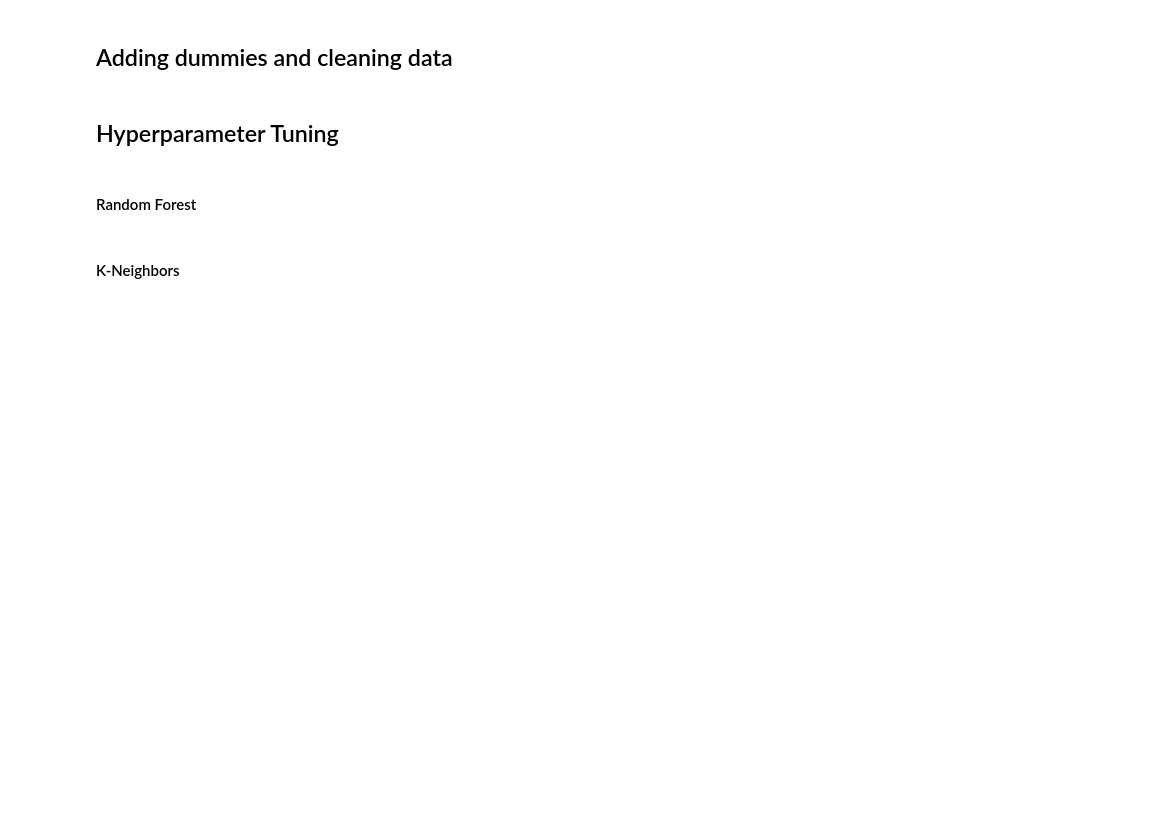
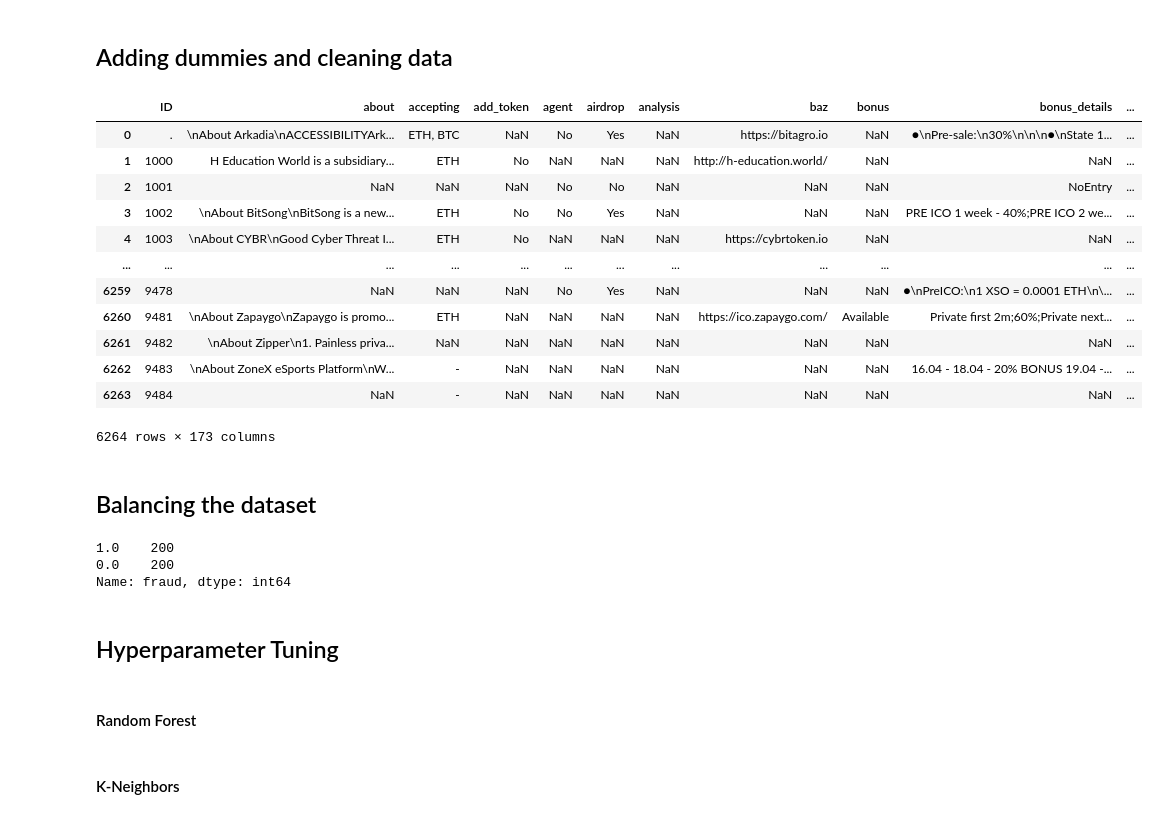
Before and after one commit to alexdue/ico_fraud_detection, a Jupyter notebook: fraud_detection.ipynb, the cells around one changed output. Drawn from its saved outputs; the diff is of its cells as text; code cells hidden in the pictures; blank space fills up the shorter version.

Commit message:
Add files via upload
added balanced dataset

```diff
--- a/fraud_detection.ipynb
+++ b/fraud_detection.ipynb
@@ -136,41 +136,41 @@ Name: restrictions, Length: 292, dtype: int64
 ## Adding dummies and cleaning data
 # %%
 ## Social Media and Forums ##
-df['github']=df['sm_gh'].str.contains("http", na=False)
-df['facebook']=df['sm_fb'].str.contains("http", na=False)
-df['twitter']=df['sm_tw'].str.contains("http", na=False)
-df['telegram']=df['sm_tg'].str.contains("http", na=False)
-df['youtube']=df['sm_yt'].str.contains("http", na=False)
-df['bitcointalk']=df['sm_bct'].str.contains("http", na=False)
-df['instagram']=df['sm_ig'].str.contains("http", na=False)
-df['linkedin']=df['sm_li'].str.contains("http", na=False)
-df['medium']=df['sm_med'].str.contains("http", na=False)
-df['reddit']=df['sm_red'].str.contains("http", na=False)
+df['github']=df['sm_gh'].str.contains("http", na=False).astype(float)
+df['facebook']=df['sm_fb'].str.contains("http", na=False).astype(float)
+df['twitter']=df['sm_tw'].str.contains("http", na=False).astype(float)
+df['telegram']=df['sm_tg'].str.contains("http", na=False).astype(float)
+df['youtube']=df['sm_yt'].str.contains("http", na=False).astype(float)
+df['bitcointalk']=df['sm_bct'].str.contains("http", na=False).astype(float)
+df['instagram']=df['sm_ig'].str.contains("http", na=False).astype(float)
+df['linkedin']=df['sm_li'].str.contains("http", na=False).astype(float)
+df['medium']=df['sm_med'].str.contains("http", na=False).astype(float)
+df['reddit']=df['sm_red'].str.contains("http", na=False).astype(float)
 
 
 ## Whitepaper and other information ##
-df['whitepaper_exists']=(df['whitepaper'].str.len() > 1)
-df['about_exists']=(df['about'].str.len() > 1)
-df['verified_team_bool']=df['verified_team'].str.contains("Yes", na=False)
-df['agent_bool']=df['agent'].str.contains("Yes", na=False)
-df['airdrop_bool']=df['airdrop'].str.contains("Yes", na=False)
-df['add_token-exists']=df['add_token'].str.contains("Yes", na=False)
+df['whitepaper_exists']=(df['whitepaper'].str.len() > 1).astype(float)
+df['about_exists']=(df['about'].str.len() > 1).astype(float)
+df['verified_team_bool']=df['verified_team'].str.contains("Yes", na=False).astype(float)
+df['agent_bool']=df['agent'].str.contains("Yes", na=False).astype(float)
+df['airdrop_bool']=df['airdrop'].str.contains("Yes", na=False).astype(float)
+df['add_token-exists']=df['add_token'].str.contains("Yes", na=False).astype(float)
 
 
 ## Bounty ## https://www.investopedia.com/terms/b/bounty-programs-ico.asp
 bountykeywords = ['Yes', 'Available']
-df['bounty_exists']=df['bounty'].str.contains('|'.join(bountykeywords), na=False)
+df['bounty_exists']=df['bounty'].str.contains('|'.join(bountykeywords), na=False).astype(float)
 
 ## KYC ## https://www.idnow.io/de/ico-crypto-kyc/
-df['kyc']=df['kyc_status_all'].str.contains("passed", na=False)
+df['kyc']=df['kyc_status_all'].str.contains("passed", na=False).astype(float)
 
 ## Premium ##
 premiumkeywords = ['Premium', 'verified_user']
-df['premium_exists']=df['premium'].str.contains('|'.join(premiumkeywords), na=False)
+df['premium_exists']=df['premium'].str.contains('|'.join(premiumkeywords), na=False).astype(float)
 
 ## Registration ##
 regkeywords = ['KYC & Whitelist', 'KYC', 'Whitelist', 'Yes']
-df['reg_exists']=df['registration'].str.contains('|'.join(regkeywords), na=False)
+df['reg_exists']=df['registration'].str.contains('|'.join(regkeywords), na=False).astype(float)
 
 ## at least one restriction ##
 df['atleastonerestriction']=(df['restrictions'].str.len() > 1)
@@ -181,6 +181,35 @@ df = pd.concat([df, type_dummy], axis=1)
 # %%
 pd.set_option('display.max_columns', None)
 #pd.set_option('display.max_rows', None)
 
-#df
+df
+# %% [output]
+|  | ID | about | accepting | add_token | agent | airdrop | analysis | baz | bonus | bonus_details | ... |
+| 0 | . | \nAbout Arkadia\nACCESSIBILITYArk... | ETH, BTC | NaN | No | Yes | NaN | https://bitagro.io | NaN | ●\nPre-sale:\n30%\n\n\n●\nState 1... | ... |
+| 1 | 1000 | H Education World is a subsidiary... | ETH | No | NaN | NaN | NaN | http://h-education.world/ | NaN | NaN | ... |
+| 2 | 1001 | NaN | NaN | NaN | No | No | NaN | NaN | NaN | NoEntry | ... |
+| 3 | 1002 | \nAbout BitSong\nBitSong is a new... | ETH | No | No | Yes | NaN | NaN | NaN | PRE ICO 1 week - 40%;PRE ICO 2 we... | ... |
+| 4 | 1003 | \nAbout CYBR\nGood Cyber Threat I... | ETH | No | NaN | NaN | NaN | https://cybrtoken.io | NaN | NaN | ... |
+| ... | ... | ... | ... | ... | ... | ... | ... | ... | ... | ... | ... |
+| 6259 | 9478 | NaN | NaN | NaN | No | Yes | NaN | NaN | NaN | ●\nPreICO:\n1 XSO = 0.0001 ETH\n\... | ... |
+| 6260 | 9481 | \nAbout Zapaygo\nZapaygo is promo... | ETH | NaN | NaN | NaN | NaN | https://ico.zapaygo.com/ | Available | Private first 2m;60%;Private next... | ... |
+| 6261 | 9482 | \nAbout Zipper\n1. Painless priva... | NaN | NaN | NaN | NaN | NaN | NaN | NaN | NaN | ... |
+| 6262 | 9483 | \nAbout ZoneX eSports Platform\nW... | - | NaN | NaN | NaN | NaN | NaN | NaN | 16.04 - 18.04 - 20% BONUS 19.04 -... | ... |
+| 6263 | 9484 | NaN | - | NaN | NaN | NaN | NaN | NaN | NaN | NaN | ... |
+6264 rows × 173 columns
+# %% [markdown]
+## Balancing the dataset
+# %%
+df.sort_values(by=['fraud'], inplace=True)
+df_nonfraud = df.head(200)
+df_fraud = df.tail(200)
+df_balanced = pd.concat([df_nonfraud, df_fraud])
+df_balanced.reset_index()
+df_balanced
+index = df_balanced.fraud
+print(index.value_counts())
+# %% [output]
+1.0    200
+0.0    200
+Name: fraud, dtype: int64
 # %%
```
Also changed, not shown: parts of 18 cells of this notebook.
